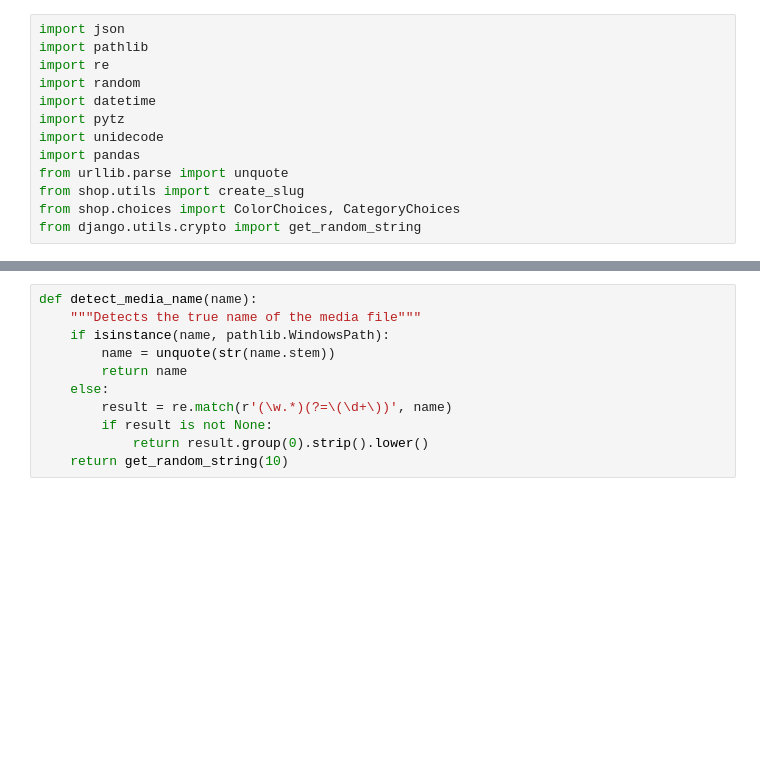
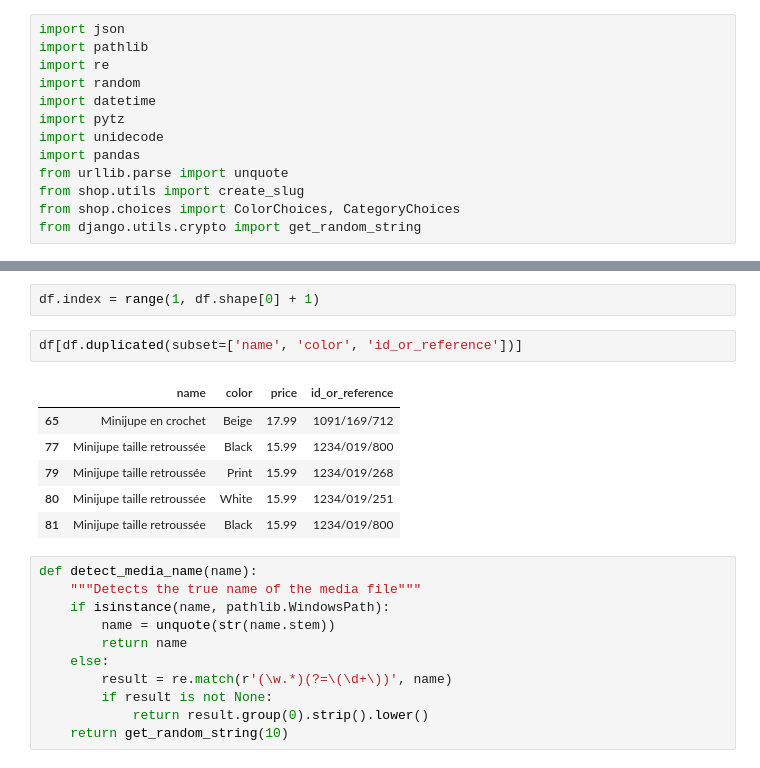
Before and after one commit to Zadigo/mycommerce, a Jupyter notebook: init.ipynb, the cells around one changed output, grey strips where cells are left out. Cells and saved outputs as stored; diff of their text form; blank space fills up the shorter version.

```diff
--- a/init.ipynb
+++ b/init.ipynb
@@ -111,3 +153,14 @@ from django.utils.crypto import get_random_string
+# %%
+df.index = range(1, df.shape[0] + 1)
+# %%
+df[df.duplicated(subset=['name', 'color', 'id_or_reference'])]
+# %% [output]
+|  | name | color | price | id_or_reference |
+| 65 | Minijupe en crochet | Beige | 17.99 | 1091/169/712 |
+| 77 | Minijupe taille retroussée | Black | 15.99 | 1234/019/800 |
+| 79 | Minijupe taille retroussée | Print | 15.99 | 1234/019/268 |
+| 80 | Minijupe taille retroussée | White | 15.99 | 1234/019/251 |
+| 81 | Minijupe taille retroussée | Black | 15.99 | 1234/019/800 |
 # %%
 def detect_media_name(name):
     """Detects the true name of the media file"""
```
Also changed, not shown: parts of 11 cells of this notebook, 56 other files.
